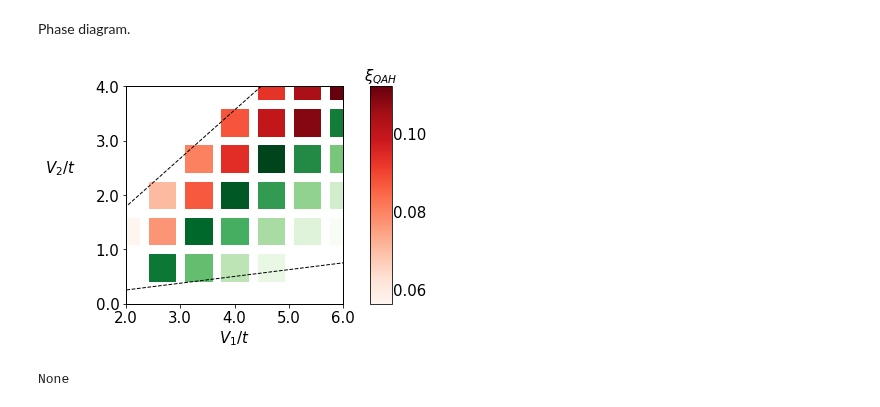
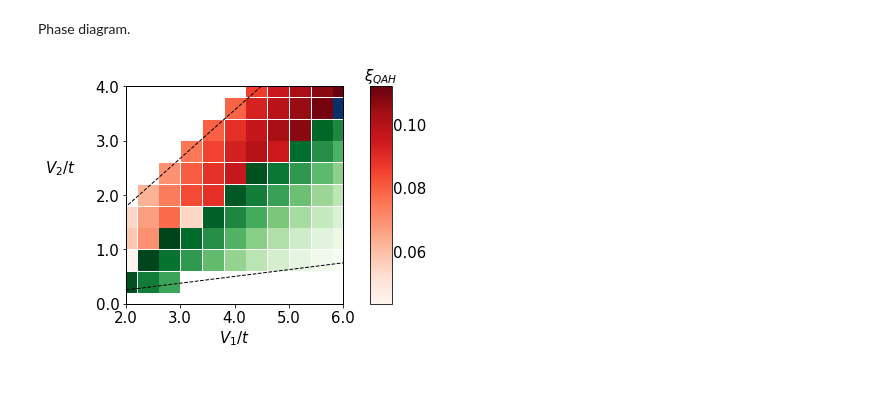
Before and after one commit to SergiJulia94/topological_mott_insulator, a Jupyter notebook: nbs/example_restricted.ipynb, the cells around one changed output. Saved outputs shown, nothing was run; the diff lists cells and outputs as text; code cells hidden in the pictures.

```diff
--- a/nbs/example_restricted.ipynb
+++ b/nbs/example_restricted.ipynb
@@ -101,12 +109,13 @@ xiQAH  0.06784674349507663
 ## Phase diagram, finite V1 and V2, V3=0
 # %%
 # Run a grid of points in the V1-V2 phase diagram.
-MyCl = mfcheckb()
-
-Vgrid=7
+Vgrid=13
+markersize=250
 V3=0.0
 verbose=False
 V1V2region=[2,6,0,4]
+
+MyCl = mfcheckb()
 
 MyCl.prepare_grid_run(V3=V3, verbose=verbose, Vgrid=Vgrid, V1V2region=V1V2region)
 Vsarray_pool=MyCl.get_pool()
@@ -115,9 +124,9 @@ for counter, Vsarray in enumerate(Vsarray_pool):
     MyCl.fixed_point_method()
     MyCl.prt_postrun_data(verbose=verbose)
     MyCl.store_grid_data(counter)
-    MyPlt = MyCl.plot_phasediag_fixedV3(figsize=4, markersize=500)
+    MyPlt = MyCl.plot_phasediag_fixedV3(figsize=4, markersize=markersize)
     display.clear_output(wait=True);
-    display.display(MyPlt.show());
+    MyPlt.show()
 
 # The following two commands integrate all the operations shown above.
 # MyCl.grid_run(Vgrid=Vgrid, V1V2region=V1V2region)
@@ -129,11 +137,13 @@ None
 ## Phase diagram, finite V1, V2 and V3.
 # %%
 # Run a grid of points in the V1-V2 phase diagram.
-MyCl = mfcheckb()
-
+Vgrid=13
+markersize=250
 V3=0.5
 verbose=False
 V1V2region=[2,6,0,4]
+
+MyCl = mfcheckb()
 
 MyCl.prepare_grid_run(V3=V3, verbose=verbose, Vgrid=Vgrid, V1V2region=V1V2region)
 Vsarray_pool=MyCl.get_pool()
@@ -142,7 +152,7 @@ for counter, Vsarray in enumerate(Vsarray_pool):
     MyCl.fixed_point_method()
     MyCl.prt_postrun_data(verbose=verbose)
     MyCl.store_grid_data(counter)
-    MyPlt = MyCl.plot_phasediag_fixedV3(figsize=4, markersize=500)
-    display.clear_output(wait=True);
-    display.display(MyPlt.show())
+    MyPlt = MyCl.plot_phasediag_fixedV3(figsize=4, markersize=markersize)
+    display.clear_output(wait=True)
+    MyPlt.show()
 # %% [output]
@@ -154,27 +163,28 @@ None
 Phase diagram.
 # %%
 # Run a grid of points in the V1-V2 phase diagram, with a Rydberg potential profile.
-MyCl = mfcheckb()
-
+Vgrid=11
+markersize=400
 verbose=False
 V1V2region=[2,6,0,4]
 rydberg=True
+
+MyCl = mfcheckb()
 
 MyCl.prepare_grid_run(verbose=verbose, Vgrid=Vgrid, V1V2region=V1V2region, rydberg=rydberg)
 Vsarray_pool=MyCl.get_pool(rydberg=rydberg)
 for counter, Vsarray in enumerate(Vsarray_pool):
     MyCl.prepare_run(rydberg=rydberg, Vsarray=Vsarray, verbose=verbose)
     if MyCl.sanity_check(rydberg=rydberg):
         MyCl.fixed_point_method()
         MyCl.prt_postrun_data(verbose=verbose)
     MyCl.store_grid_data(counter)
-    MyPlt = MyCl.plot_phasediag_rydberg(figsize=4, markersize=700)
+    MyPlt = MyCl.plot_phasediag_rydberg(figsize=4, markersize=markersize)
     display.clear_output(wait=True)
-    display.display(MyPlt.show());
+    MyPlt.show()
 
 # The following two commands integrate all the operations shown above.
 # MyCl.grid_run(verbose=verbose, Vgrid=Vgrid, V1V2region=V1V2region, rydberg=rydberg)
 # MyCl.plot_phasediag_rydberg(figsize=4, markersize=500).show()
 # %% [output]
-[figure, old version]
+[figure, new version]
-None
```
Also changed, not shown: parts of 6 cells of this notebook, 4 other files.
